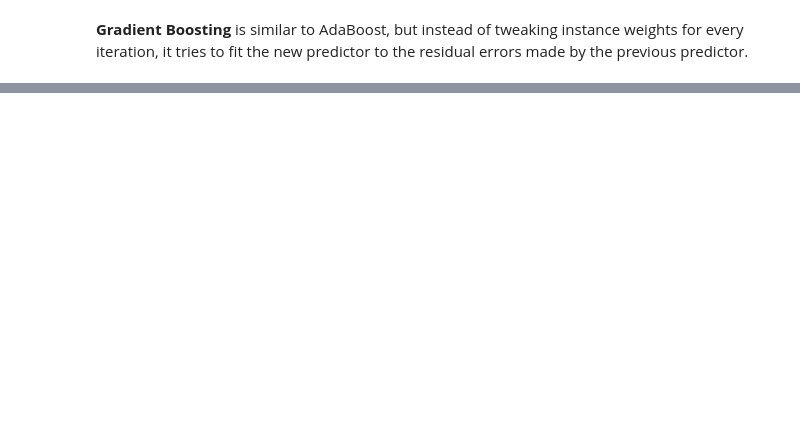
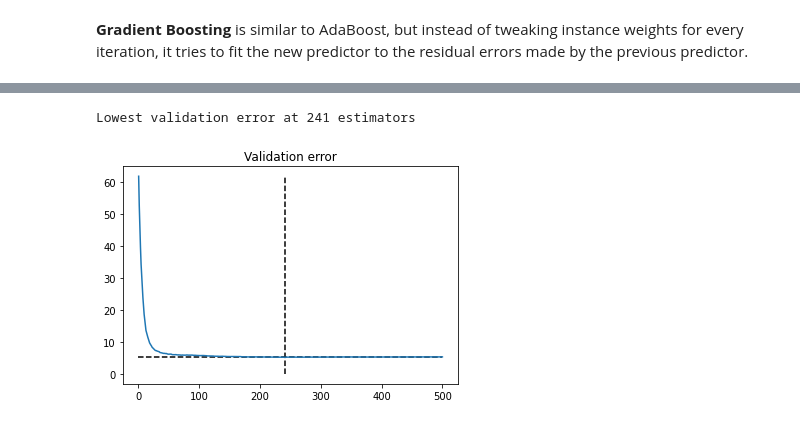
Before and after one commit to mikeusru/scikit-learn-training, a Jupyter notebook: ensemble_learning.ipynb, the cells around one changed output, grey strips where cells are left out. Cells and saved outputs as stored; diff of their text form; code cells hidden in the pictures; blank space fills up the shorter version.

```diff
--- a/ensemble_learning.ipynb
+++ b/ensemble_learning.ipynb
@@ -214,0 +290,23 @@ accuracy_score(y_test, y_pred)
+# %%
+from sklearn.metrics import mean_squared_error
+
+boston_data = load_boston()
+X, y = boston_data['data'], boston_data['target']
+X_train, X_val, y_train, y_val = train_test_split(X, y)
+
+max_estimators = 500
+
+gbrt = GradientBoostingRegressor(max_depth=3, n_estimators=max_estimators)
+gbrt.fit(X_train, y_train)
+
+errors = [mean_squared_error(y_val, y_pred) for y_pred in gbrt.staged_predict(X_val)]
+best_n_estimators = np.argmin(errors) + 1
+
+plt.plot(np.linspace(1,max_estimators,max_estimators), errors)
+plt.vlines(best_n_estimators, 0, np.max(errors), linestyle='dashed')
+plt.hlines(np.min(errors), 0, max_estimators, linestyle='dashed')
+plt.title('Validation error')
+print(f"Lowest validation error at {best_n_estimators} estimators")
+# %% [output]
+Lowest validation error at 241 estimators
+[figure, added]
```
Also changed, not shown: parts of 22 cells of this notebook.
